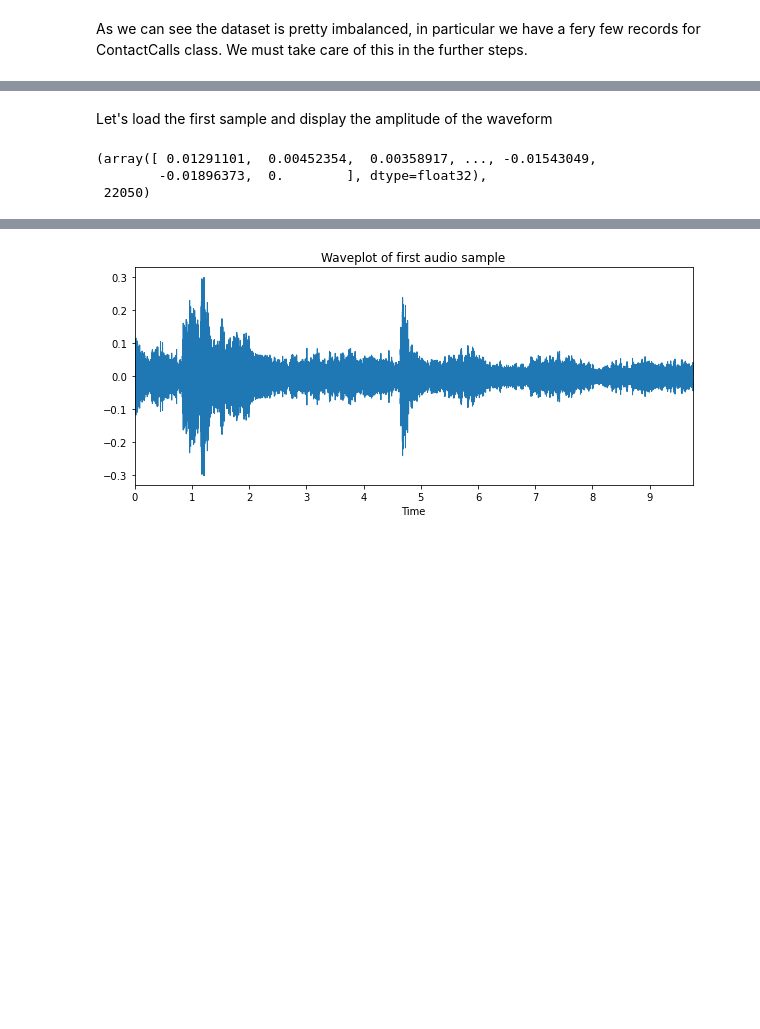
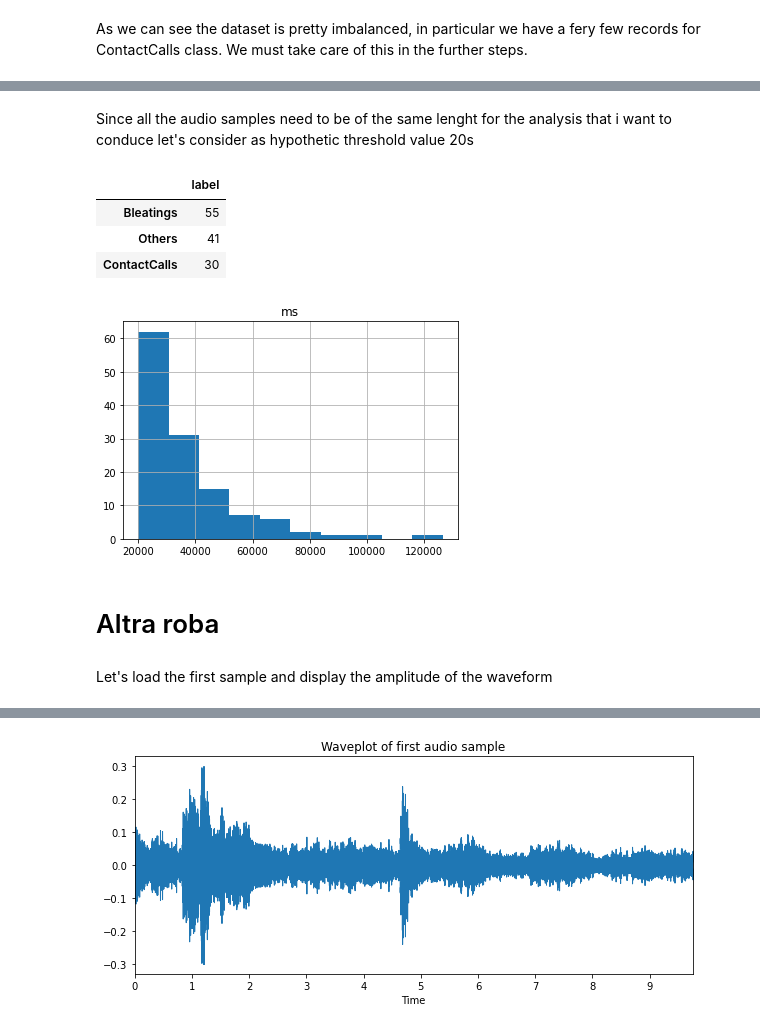
Before and after one commit to nicolasfacchinetti97/vocapra-apr-project, a Jupyter notebook: analysis.ipynb, the cells around one changed output, grey strips where cells are left out. Cells and saved outputs as stored; diff of their text form; code cells hidden in the pictures; blank space fills up the shorter version.

```diff
--- a/analysis.ipynb
+++ b/analysis.ipynb
@@ -56,0 +103,17 @@ As we can see the dataset is pretty imbalanced, in particular we have a fery few
+# %% [markdown]
+Since all the audio samples need to be of the same lenght for the analysis that i want to conduce let's consider as hypothetic threshold value 20s
+# %%
+import seaborn as sns
+above20s = data_to_load[durations>20000]
+count_label = above20s["label"].value_counts().to_frame()
+lengths = above20s['ms'].to_frame()
+lengths.hist()
+count_label
+# %% [output]
+|  | label |
+| Bleatings | 55 |
+| Others | 41 |
+| ContactCalls | 30 |
+[figure, added]
+# %% [markdown]
+# Altra roba
@@ -57,9 +122,5 @@ As we can see the dataset is pretty imbalanced, in particular we have a fery few
 # %% [markdown]
 Let's load the first sample and display the amplitude of the waveform
 # %%
-sample = librosa.load(data_to_load.iloc[0]["path"])
-sample
+sample1,sr1 = librosa.load(data_to_load.iloc[0]["path"])
+sample2,sr2 = librosa.load(data_to_load.iloc[1]["path"])
-# %% [output]
-(array([ 0.01291101,  0.00452354,  0.00358917, ..., -0.01543049,
-        -0.01896373,  0.        ], dtype=float32),
- 22050)
```
Also changed, not shown: parts of 25 cells of this notebook.
